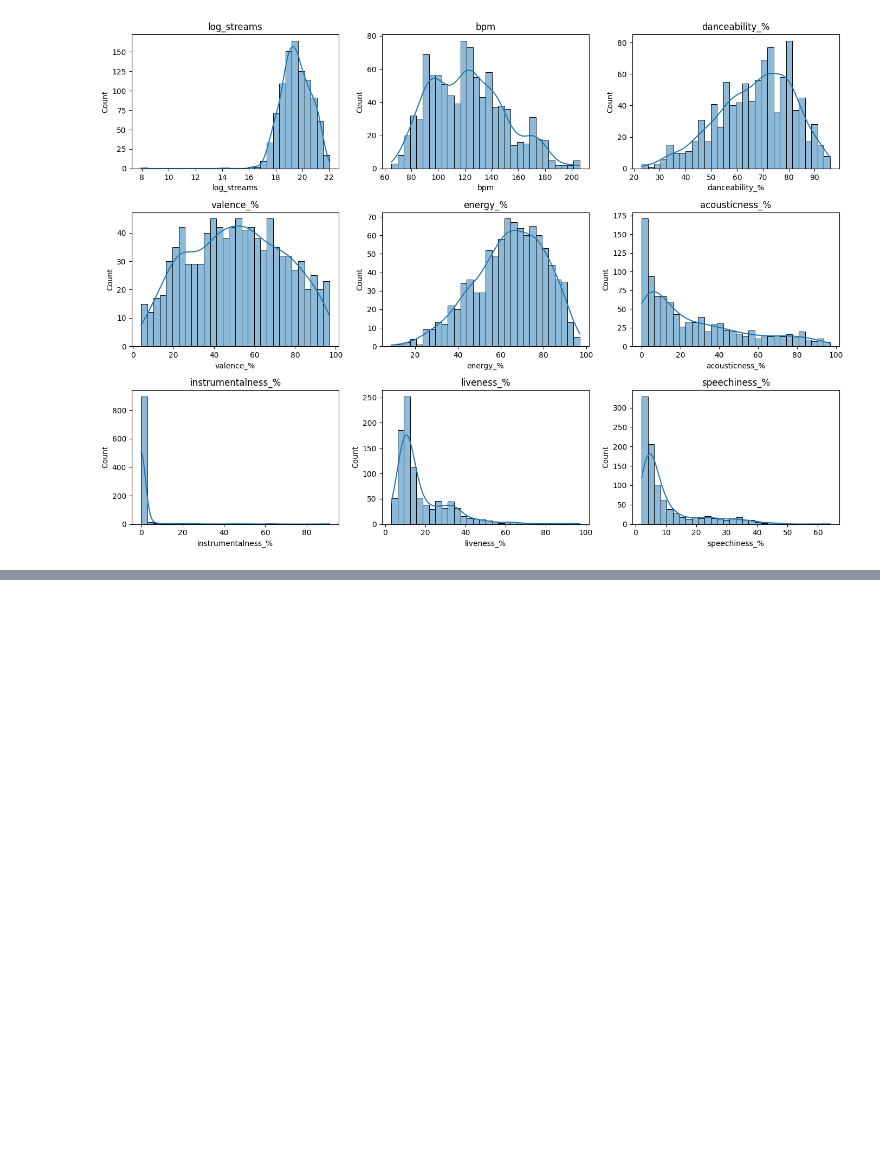
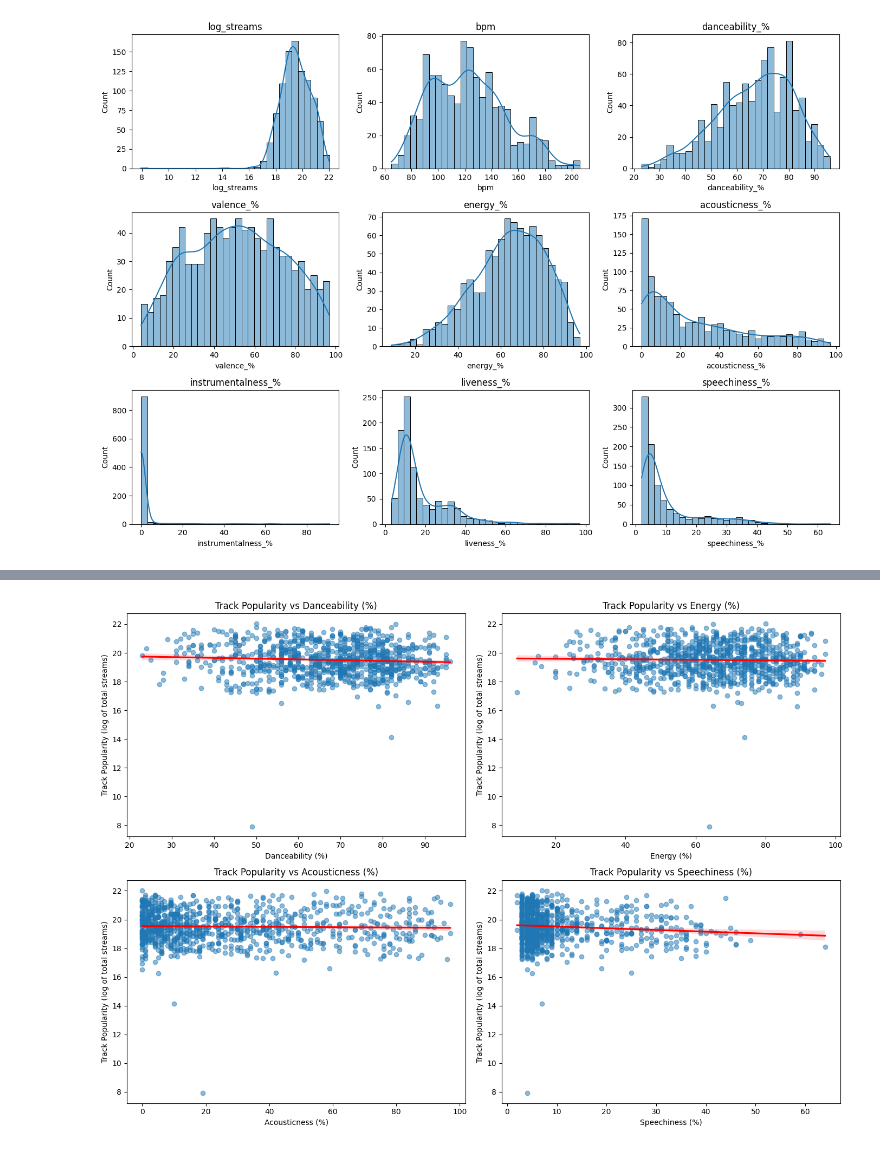
Before and after one commit to slytercode/Spotify-2023-project, a Jupyter notebook: notebooks/01_eda.ipynb, the cells around one changed output, grey strips where cells are left out. Saved outputs shown, nothing was run; the diff lists cells and outputs as text; code cells hidden in the pictures; blank space fills up the shorter version.

```diff
--- a/notebooks/01_eda.ipynb
+++ b/notebooks/01_eda.ipynb
@@ -184,0 +256,26 @@ plt.show()
+# %%
+audio_features = [
+    ("danceability_%", "Danceability (%)"),
+    ("energy_%", "Energy (%)"),
+    ("acousticness_%", "Acousticness (%)"),
+    ("speechiness_%", "Speechiness (%)")
+]
+
+plt.figure(figsize=(14, 10))
+
+for i, (col, xlabel) in enumerate(audio_features, 1):
+    plt.subplot(2, 2, i)
+    sns.regplot(
+        x=df[col],
+        y=df["log_streams"],
+        scatter_kws={"alpha":0.5},
+        line_kws={"color":"red"}
+    )
+    plt.xlabel(xlabel)
+    plt.ylabel("Track Popularity (log of total streams)")
+    plt.title(f"Track Popularity vs {xlabel}")
+
+plt.tight_layout()
+plt.show()
+# %% [output]
+[figure, added]
```
Also changed, not shown: parts of 22 cells of this notebook, 1 other file.
